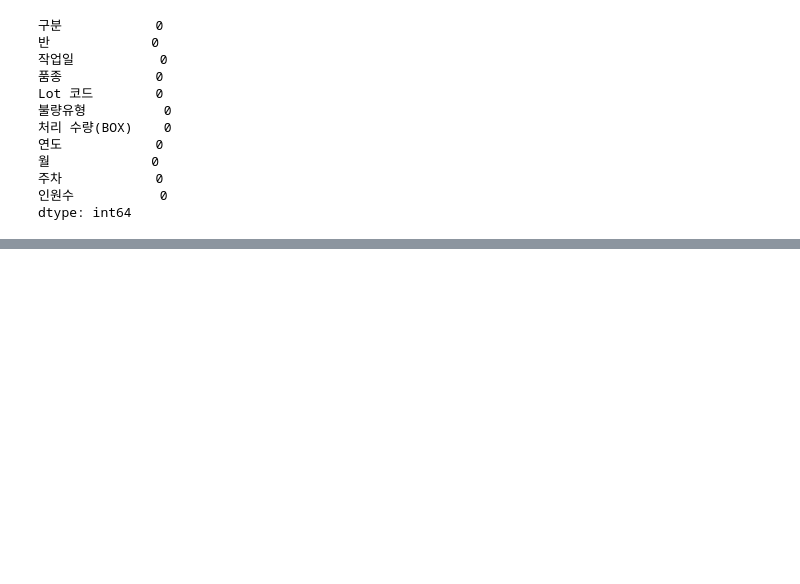
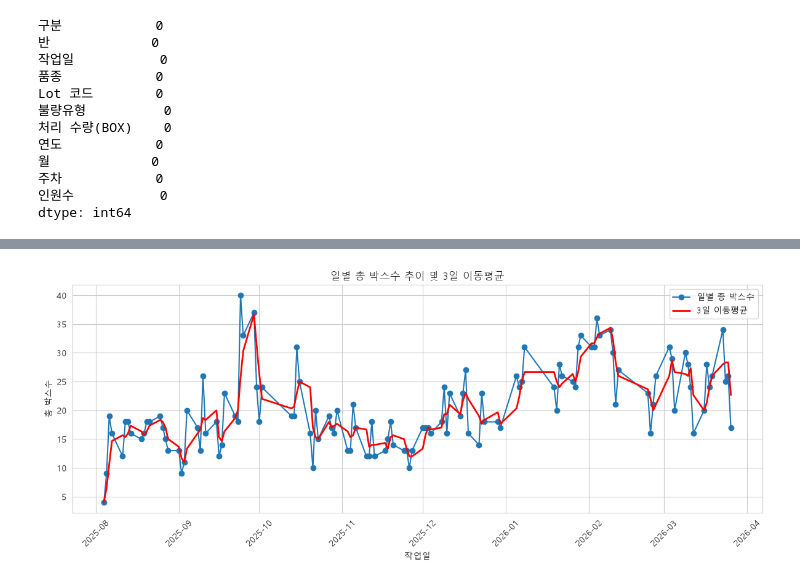
Before and after one commit to U-an74/AI_Data_Analysis, a Jupyter notebook: analysis.ipynb, the cells around one changed output, grey strips where cells are left out. Drawn from its saved outputs; the diff is of its cells as text; code cells hidden in the pictures; blank space fills up the shorter version.

```diff
--- a/analysis.ipynb
+++ b/analysis.ipynb
@@ -307,0 +317,8 @@ dtype: int64
+# %%
+# 집계 코드
+
+daily_boxes = df.groupby('작업일', as_index=False)['처리 수량(BOX)'].sum()
+daily_boxes = daily_boxes.sort_values('작업일')
+daily_boxes['3일이동평균'] = daily_boxes['처리 수량(BOX)'].rolling(window=3, min_periods=1).mean()
+
+daily_boxes.head()
@@ -307,0 +332,24 @@ dtype: int64
+# %%
+# 그래프 코드
+
+import matplotlib.pyplot as plt
+import seaborn as sns
+
+sns.set_style('whitegrid')
+plt.rcParams['font.family'] = 'Malgun Gothic'
+plt.rcParams['axes.unicode_minus'] = False
+
+plt.figure(figsize=(12, 5))
+
+plt.plot(daily_boxes['작업일'], daily_boxes['처리 수량(BOX)'], marker='o', label='일별 총 박스수')
+plt.plot(daily_boxes['작업일'], daily_boxes['3일이동평균'], color='red', linewidth=2, label='3일 이동평균')
+
+plt.title('일별 총 박스수 추이 및 3일 이동평균')
+plt.xlabel('작업일')
+plt.ylabel('총 박스수')
+plt.legend()
+plt.xticks(rotation=45)
+plt.tight_layout()
+plt.show()
+# %% [output]
+[figure, added]
```
Also changed, not shown: parts of 2 cells of this notebook.
